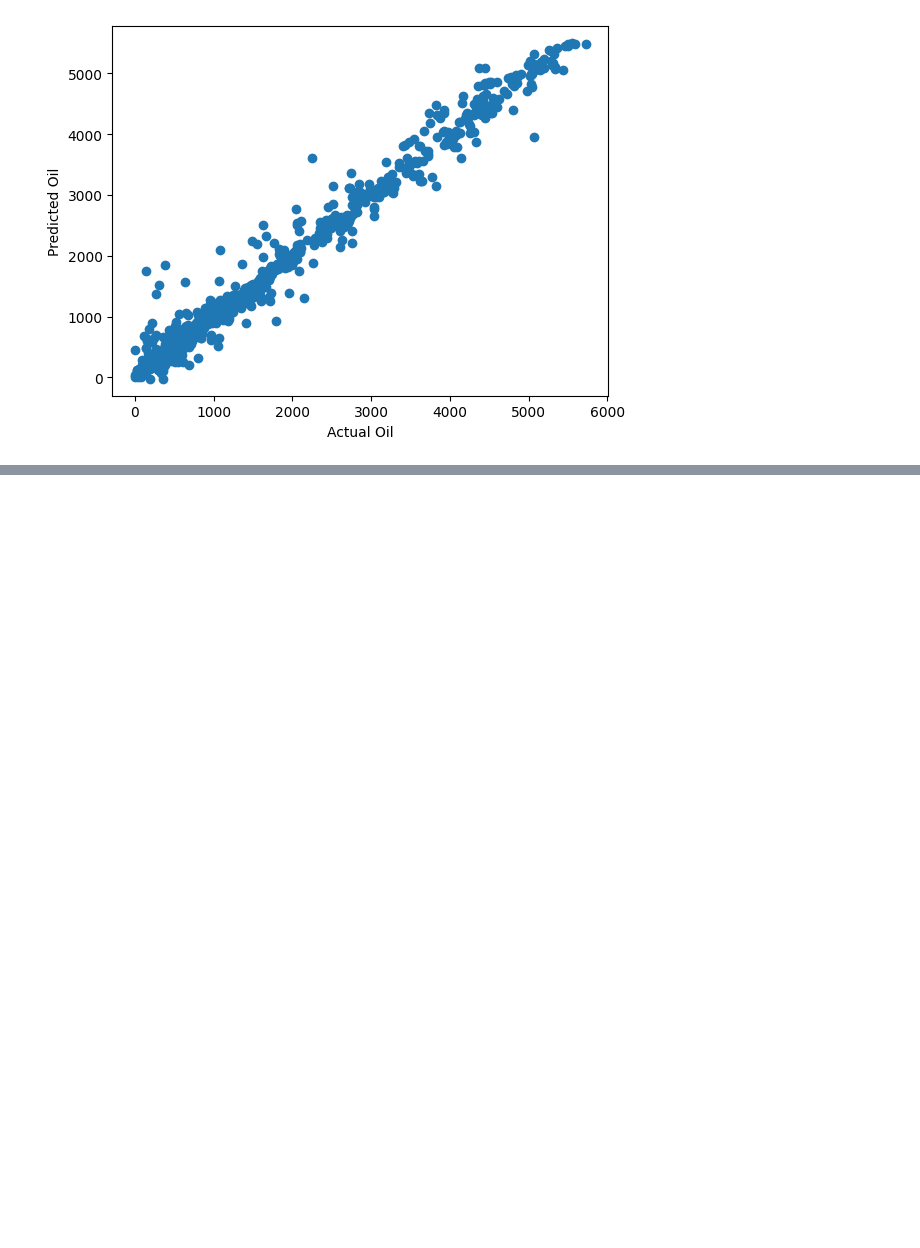
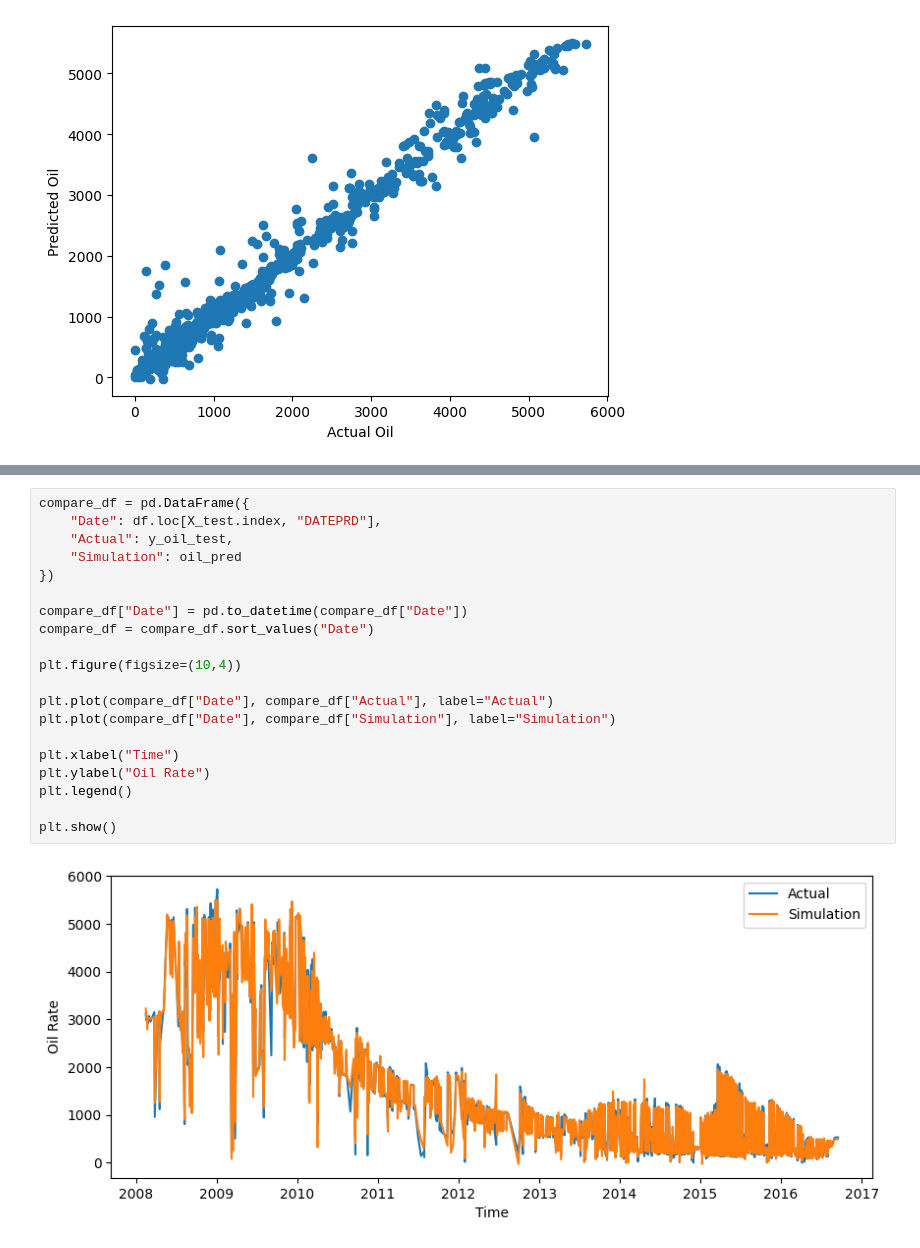
Before and after one commit to alghifrz/choke_optimization, a Jupyter notebook: code.ipynb, the cells around one changed output, grey strips where cells are left out. Saved outputs shown, nothing was run; the diff lists cells and outputs as text; blank space fills up the shorter version.

```diff
--- a/code.ipynb
+++ b/code.ipynb
@@ -273,0 +388,22 @@ plt.show()
+# %%
+compare_df = pd.DataFrame({
+    "Date": df.loc[X_test.index, "DATEPRD"],
+    "Actual": y_oil_test,
+    "Simulation": oil_pred
+})
+
+compare_df["Date"] = pd.to_datetime(compare_df["Date"])
+compare_df = compare_df.sort_values("Date")
+
+plt.figure(figsize=(10,4))
+
+plt.plot(compare_df["Date"], compare_df["Actual"], label="Actual")
+plt.plot(compare_df["Date"], compare_df["Simulation"], label="Simulation")
+
+plt.xlabel("Time")
+plt.ylabel("Oil Rate")
+plt.legend()
+
+plt.show()
+# %% [output]
+[figure, added]
```
Also changed, not shown: parts of 12 cells of this notebook.
